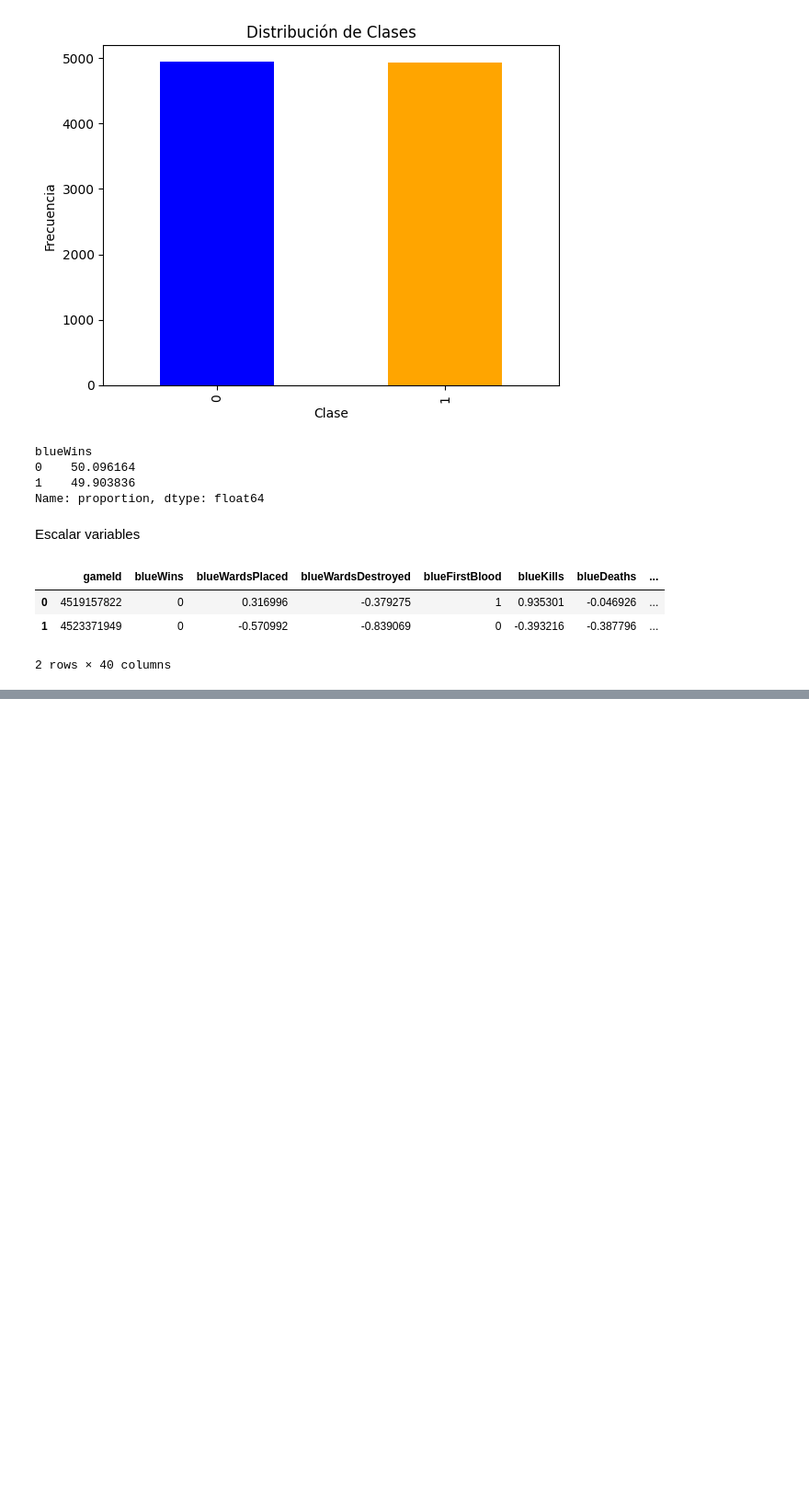
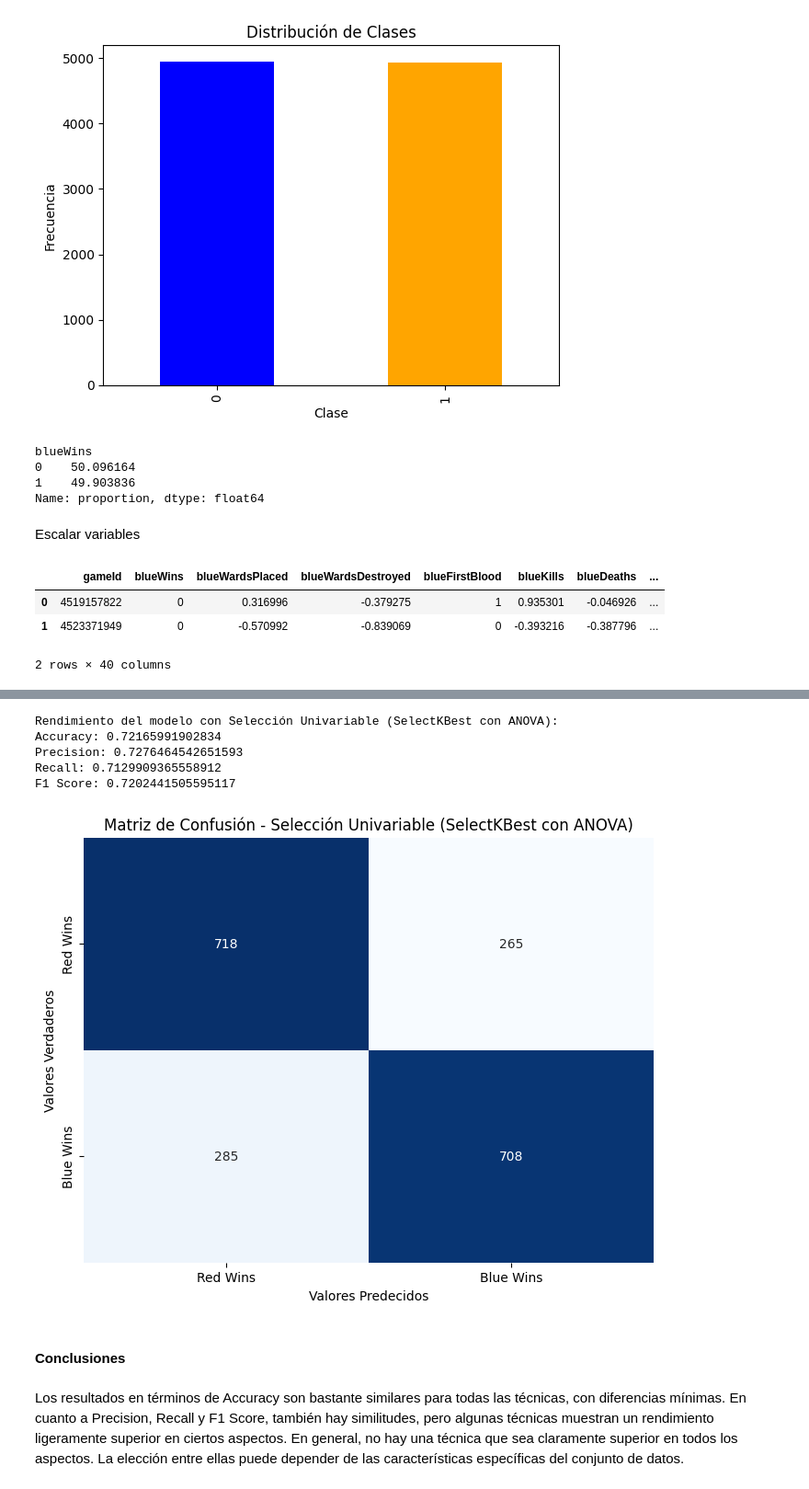
Before and after one commit to Gegdgt/Lab_3_IA, a Jupyter notebook: Task2.2.ipynb, the cells around one changed output, grey strips where cells are left out. Shown at 92% size. Drawn from its saved outputs; the diff is of its cells as text; code cells hidden in the pictures; blank space fills up the shorter version.

```diff
--- a/Task2.2.ipynb
+++ b/Task2.2.ipynb
@@ -130,0 +259,28 @@ df.head(2)
+# %%
+print("Rendimiento del modelo con Selección Univariable (SelectKBest con ANOVA):")
+print("Accuracy:", accuracy_kbest)
+print("Precision:", precision_kbest)
+print("Recall:", recall_kbest)
+print("F1 Score:", f1_kbest)
+
+# Matriz de Confusión - Selección Univariable (SelectKBest con ANOVA)
+conf_matrix_kbest = confusion_matrix(y_test, svm_kbest.predict(X_test_kbest))
+
+plt.figure(figsize=(8, 6))
+sns.heatmap(conf_matrix_kbest, annot=True, cmap='Blues', fmt='d', cbar=False, xticklabels=['Red Wins', 'Blue Wins'], yticklabels=['Red Wins', 'Blue Wins'])
+plt.xlabel('Valores Predecidos')
+plt.ylabel('Valores Verdaderos')
+plt.title('Matriz de Confusión - Selección Univariable (SelectKBest con ANOVA)')
+plt.show()
+# %% [output]
+Rendimiento del modelo con Selección Univariable (SelectKBest con ANOVA):
+Accuracy: 0.72165991902834
+Precision: 0.7276464542651593
+Recall: 0.7129909365558912
+F1 Score: 0.7202441505595117
+[figure, added]
+# %% [markdown]
+#### Conclusiones
+# %% [markdown]
+Los resultados en términos de Accuracy son bastante similares para todas las técnicas, con diferencias mínimas.
+En cuanto a Precision, Recall y F1 Score, también hay similitudes, pero algunas técnicas muestran un rendimiento ligeramente superior en ciertos aspectos. En general, no hay una técnica que sea claramente superior en todos los aspectos. La elección entre ellas puede depender de las características específicas del conjunto de datos.
```
Also changed, not shown: parts of 5 cells of this notebook.
